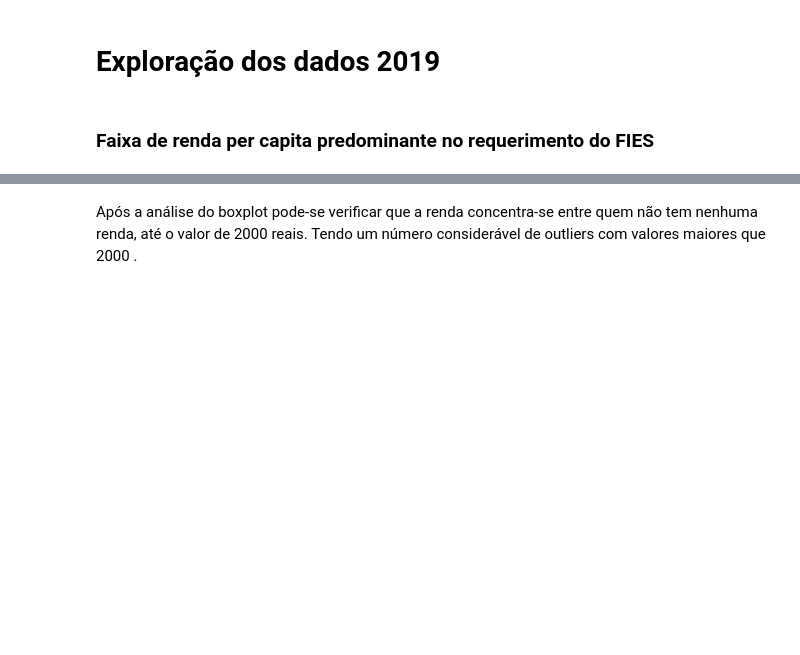
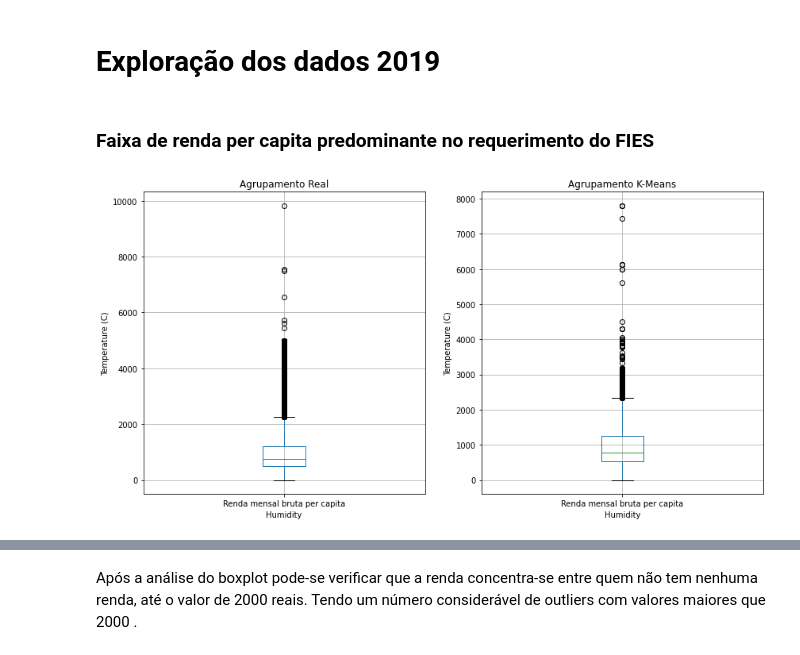
Before and after one commit to juliacfaria/ProjetoCienciaDeDados, a Jupyter notebook: Code/TpDados.ipynb, the cells around one changed output, grey strips where cells are left out. Saved outputs shown, nothing was run; the diff lists cells and outputs as text; code cells hidden in the pictures; blank space fills up the shorter version.

```diff
--- a/Code/TpDados.ipynb
+++ b/Code/TpDados.ipynb
@@ -37,6 +37,30 @@ fies2020 = pd.read_csv('./dadosLimpos2020.csv', encoding="UTF-8")
 # Exploração dos dados 2019
 # %% [markdown]
 ### Faixa de renda per capita predominante no requerimento do FIES
+# %%
+# Ajusta o tamanho do gráfico a ser plotado
+plt.figure(figsize=(14, 7))
+
+cmap_real = np.array(['red', 'lime', 'black'])
+cmap_group = np.array(['purple', 'orange', 'green'])
+
+# Agrupamentos originais/reais
+plt.subplot(1, 2, 1)
+fies2019.boxplot(column=['Renda mensal bruta per capita'])
+plt.title('Agrupamento Real')
+plt.xlabel('Humidity')
+plt.ylabel('Temperature (C)')
+
+# Agrupamentos originais/reais
+plt.subplot(1, 2, 2)
+fies2020.boxplot(column=['Renda mensal bruta per capita'])
+plt.title('Agrupamento K-Means')
+plt.xlabel('Humidity')
+plt.ylabel('Temperature (C)')
+
+plt.show()
+# %% [output]
+[figure, added]
 # %%
 
 fies2019.boxplot(column=['Renda mensal bruta per capita'])
```
Also changed, not shown: parts of 17 cells of this notebook.
